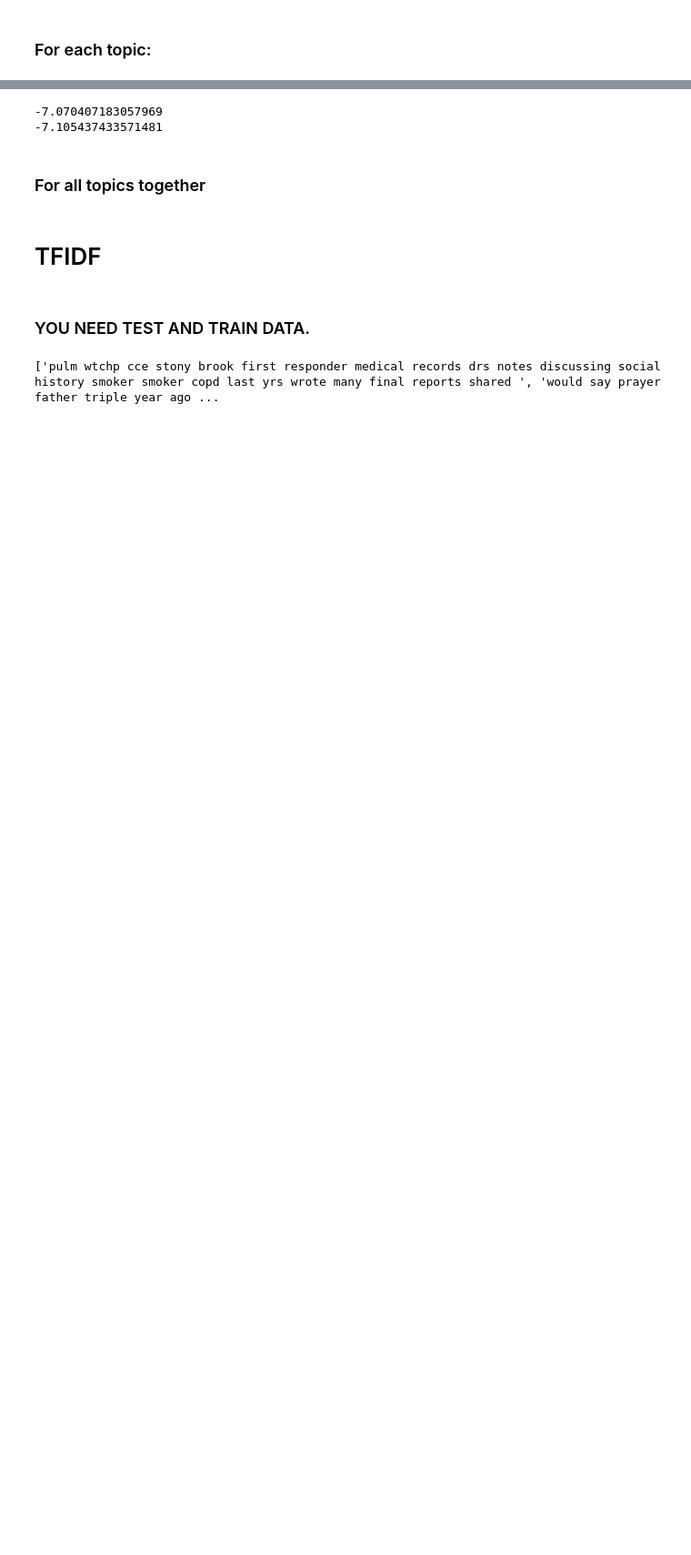
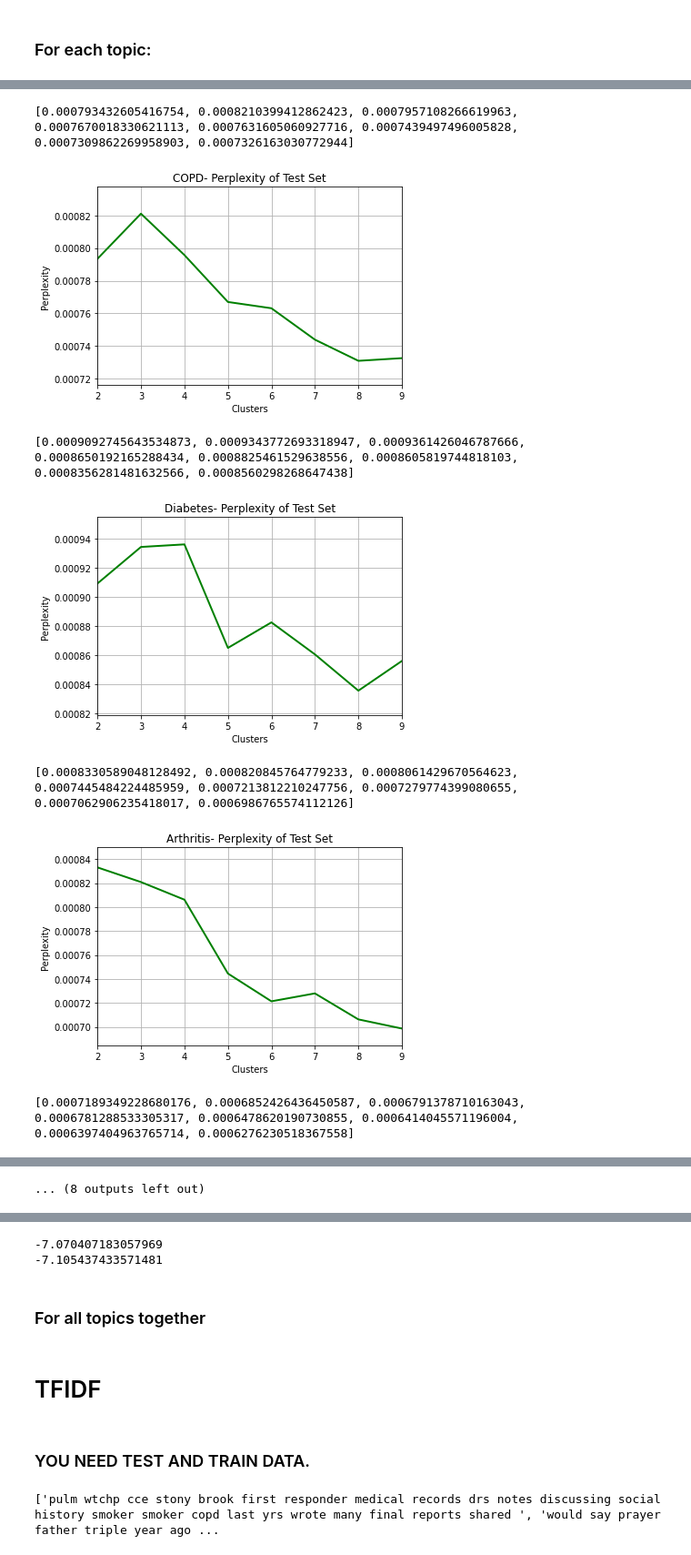
Before and after one commit to saharshayegan/Twitter_LDA_text_analysis, a Jupyter notebook: English_Twitter_LDA_TextAnalysis.ipynb, the cells around one changed output, grey strips where cells are left out. Shown: that part at 91% size. Saved outputs shown, nothing was run; the diff lists cells and outputs as text; code cells hidden in the pictures; blank space fills up the shorter version.

```diff
--- a/English_Twitter_LDA_TextAnalysis.ipynb
+++ b/English_Twitter_LDA_TextAnalysis.ipynb
@@ -95,0 +121,2 @@ path = r'/content/drive/MyDrive/Colab Notebooks/thesis/' # use your path
+# %%
+diseases.remove('Heart Diseases')
@@ -166,7 +209,7 @@ def run_lda(corpus, dictionary, clusters,path,disease):
                         id2word = dictionary,
                         num_topics = clusters,
                         passes= 10)
-  pickle_out2 = open(path+disease+"_ffinalmodel_{}clusters.pickle".format(clusters), "wb")
+  pickle_out2 = open(path+disease+"_ffinalmodel_{}clusters_split.pickle".format(clusters), "wb")
   pickle.dump(tweet_topics, pickle_out2)
   pickle_out2.close()
   return tweet_topics
@@ -175,9 +218,9 @@ def visualize(tweet_topics, corpus, dictionary, clusters, path, disease):
   ### Visualizing
   vis_data = gensimvis.prepare(tweet_topics, corpus, dictionary)
   # print(vis_data)
-  file = open(path+disease+'_twitter-LDA_{}clusters.txt'.format(clusters), 'w')
+  file = open(path+disease+'_twitter-LDA_{}clusters_split.txt'.format(clusters), 'w')
   file.write(str(vis_data))
   file.close()
   import pyLDAvis
   pyLDAvis.display(vis_data)
-  pyLDAvis.save_html(vis_data, path+disease+'_twitter-LDA_{}clusters.html'.format(clusters))
+  pyLDAvis.save_html(vis_data, path+disease+'_twitter-LDA_{}clusters_split.html'.format(clusters))
@@ -221,11 +297,35 @@ Requirement already satisfied: smart-open>=1.8.1 in /usr/local/lib/python3.7/dis
-# %%
-import pickle
-disease = 'COPD'
-clusters = 3
-
-tweets_clean = pickle.load(open(path+disease+"_clean_final.pickle", "rb" ) )
-dictionary = corpora.Dictionary(tweets_clean)
-corpus = [dictionary.doc2bow(tweet) for tweet in tweets_clean]
-
-lda_model = pickle.load(open(  path+disease+"_ffinalmodel_{}clusters.pickle".format(clusters), "rb" ) )
-perplexity = lda_model.log_perplexity(corpus)
+# %%
+import math
+import matplotlib.pyplot as plt
+import numpy as np
+
+for disease in diseases:
+  test =  pickle.load(open(path+disease+"_clean_final_test.pickle", "rb" ))
+  tweets_clean = test
+  dictionary = corpora.Dictionary(tweets_clean)
+  corpus = [dictionary.doc2bow(tweet) for tweet in tweets_clean]
+
+  perplexity = []
+  for clusters in range(2,10):
+    lda_model = pickle.load(open(path+disease+"_ffinalmodel_{}clusters_split.pickle".format(clusters), "rb" ) )
+    perplexity.append(math.exp(lda_model.log_perplexity(corpus)))
+  print(perplexity)
+
+  fig, ax = plt.subplots()
+  ax.plot(range(2,10), perplexity, linewidth=2.0, color='g')
+  ax.set(xlim=(2, 9), xticks=np.arange(2, 10),
+          ylim=(min(perplexity)*0.98, max(perplexity)*1.02))
+  plt.title(disease+'- Perplexity of Test Set')
+  plt.xlabel("Clusters")
+  plt.ylabel("Perplexity")
+  plt.grid()
+  plt.savefig(path+disease+"_fig_test.png")
+  plt.show()
+# %% [output]
+[0.000793432605416754, 0.0008210399412862423, 0.0007957108266619963, 0.0007670018330621113, 0.0007631605060927716, 0.0007439497496005828, 0.0007309862269958903, 0.0007326163030772944]
+[figure, added]
+[0.0009092745643534873, 0.0009343772693318947, 0.0009361426046787666, 0.0008650192165288434, 0.0008825461529638556, 0.0008605819744818103, 0.0008356281481632566, 0.0008560298268647438]
+[figure, added]
+[0.0008330589048128492, 0.000820845764779233, 0.0008061429670564623, 0.0007445484224485959, 0.0007213812210247756, 0.0007279774399080655, 0.0007062906235418017, 0.0006986765574112126]
+[figure, added]
+[0.0007189349228680176, 0.0006852426436450587, 0.0006791378710163043, 0.0006781288533305317, 0.0006478620190730855, 0.0006414045571196004, 0.0006397404963765714, 0.0006276230518367558]
@@ -231,0 +337 @@ perplexity = lda_model.log_perplexity(corpus)
+... (8 outputs left out)
```
Also changed, not shown: parts of 18 cells of this notebook.
